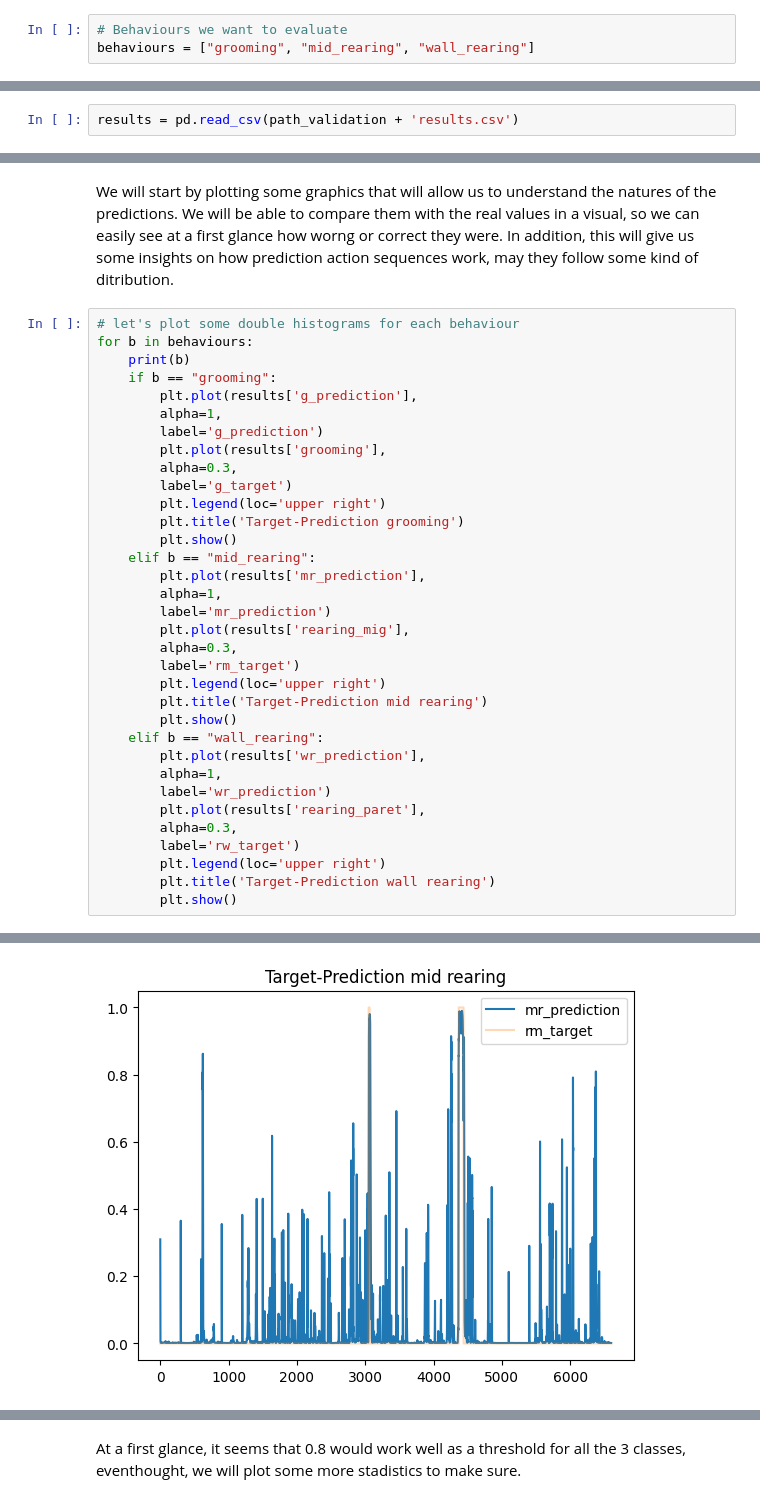
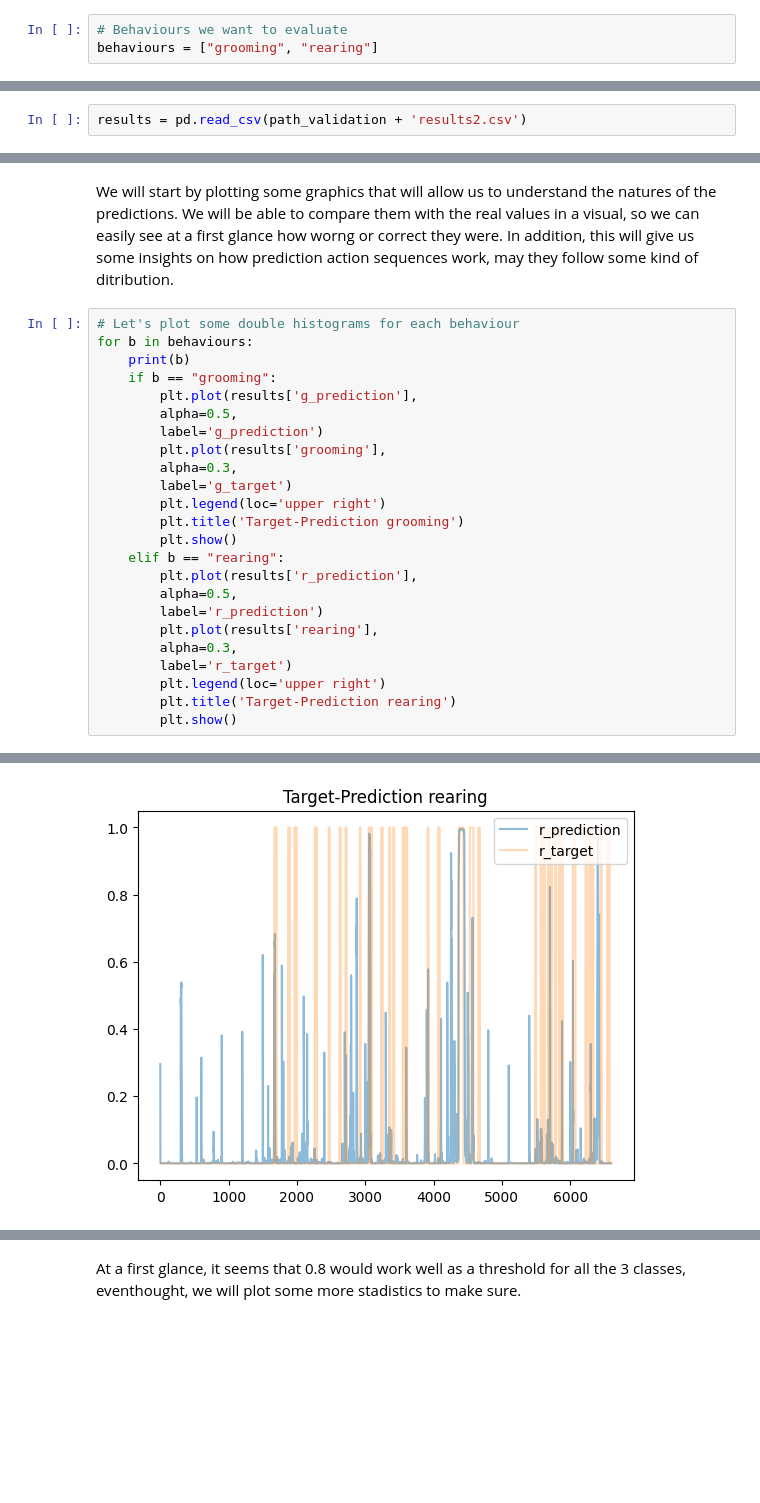
Before and after one commit to albarransara/AutomatedMouseBehaviorRecognition, a Jupyter notebook: notebooks/2.4.1.DataPostprocess.ipynb, the cells around one changed output, grey strips where cells are left out. Saved outputs shown, nothing was run; the diff lists cells and outputs as text; blank space fills up the shorter version.

```diff
--- a/notebooks/2.4.1.DataPostprocess.ipynb
+++ b/notebooks/2.4.1.DataPostprocess.ipynb
@@ -117,4 +76,4 @@ labels
 ### Models prediction
 # %%
 # Behaviours we want to evaluate
-behaviours = ["grooming", "mid_rearing", "wall_rearing"]
+behaviours = ["grooming", "rearing"]
@@ -280,18 +166,18 @@ results.to_csv(path_validation + 'results.csv')
 
 After obtaining our predictions we will analyze and process them, enough to get the best result.
 # %%
-results = pd.read_csv(path_validation + 'results.csv')
+results = pd.read_csv(path_validation + 'results2.csv')
 # %% [markdown]
 ### Output visualization
 # %% [markdown]
 We will start by plotting some graphics that will allow us to understand the natures of the predictions. We will be able to compare them with the real values in a visual, so we can easily see at a first glance how worng or correct they were. In addition, this will give us some insights on how prediction action sequences work, may they follow some kind of ditribution.
 # %%
-# let's plot some double histograms for each behaviour
+# Let's plot some double histograms for each behaviour
 for b in behaviours:
     print(b)
     if b == "grooming":
         plt.plot(results['g_prediction'],
-        alpha=1,
+        alpha=0.5,
         label='g_prediction')
         plt.plot(results['grooming'],
         alpha=0.3,
@@ -299,25 +185,15 @@ for b in behaviours:
         plt.legend(loc='upper right')
         plt.title('Target-Prediction grooming')
         plt.show()
-    elif b == "mid_rearing":
-        plt.plot(results['mr_prediction'],
-        alpha=1,
-        label='mr_prediction')
-        plt.plot(results['rearing_mig'],
+    elif b == "rearing":
+        plt.plot(results['r_prediction'],
+        alpha=0.5,
+        label='r_prediction')
+        plt.plot(results['rearing'],
         alpha=0.3,
-        label='rm_target')
+        label='r_target')
         plt.legend(loc='upper right')
-        plt.title('Target-Prediction mid rearing')
+        plt.title('Target-Prediction rearing')
         plt.show()
-    elif b == "wall_rearing":
-        plt.plot(results['wr_prediction'],
-        alpha=1,
-        label='wr_prediction')
-        plt.plot(results['rearing_paret'],
-        alpha=0.3,
-        label='rw_target')
-        plt.legend(loc='upper right')
-        plt.title('Target-Prediction wall rearing')
-        plt.show()
 # %% [output]
 grooming
@@ -326 +202 @@ mid_rearing
-[figure, old version]
+[figure, new version]
```
Also changed, not shown: parts of 44 cells of this notebook, 16 other files.
